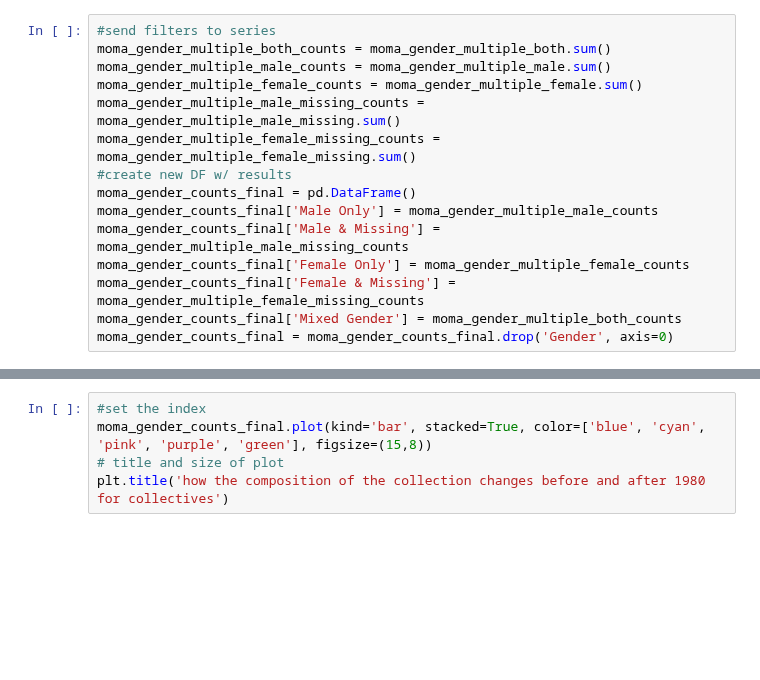
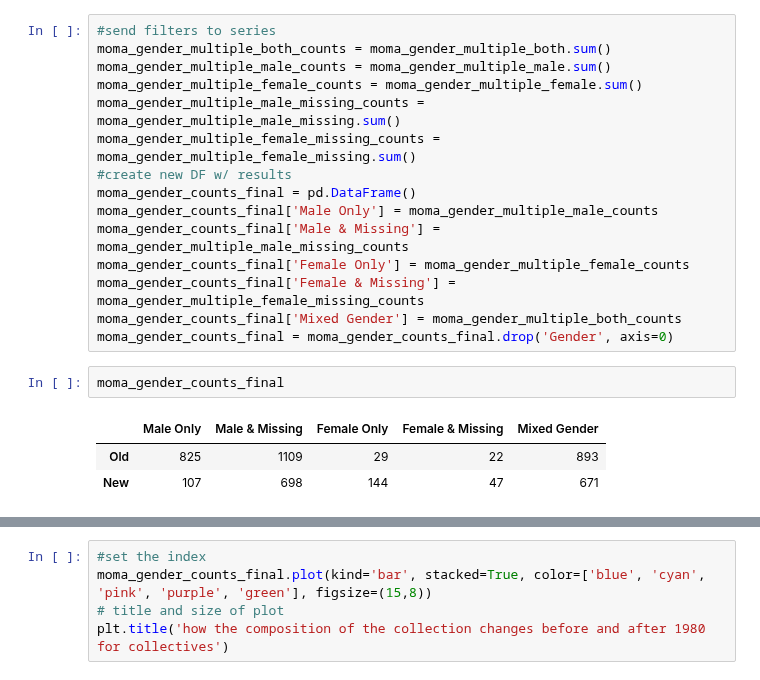
Before and after one commit to laurentfintoni/Net-Art-Rev, a Jupyter notebook: FINAL NOTEBOOKS/VIZ_PT1.ipynb, the cells around one changed output, grey strips where cells are left out. Cells and saved outputs as stored; diff of their text form; blank space fills up the shorter version.

```diff
--- a/FINAL NOTEBOOKS/VIZ_PT1.ipynb
+++ b/FINAL NOTEBOOKS/VIZ_PT1.ipynb
@@ -236,3 +236,9 @@ moma_gender_counts_final['Female Only'] = moma_gender_multiple_female_counts
 moma_gender_counts_final['Female & Missing'] = moma_gender_multiple_female_missing_counts
 moma_gender_counts_final['Mixed Gender'] = moma_gender_multiple_both_counts
 moma_gender_counts_final = moma_gender_counts_final.drop('Gender', axis=0)
+# %%
+moma_gender_counts_final
+# %% [output]
+|  | Male Only | Male & Missing | Female Only | Female & Missing | Mixed Gender |
+| Old | 825 | 1109 | 29 | 22 | 893 |
+| New | 107 | 698 | 144 | 47 | 671 |
```
Also changed, not shown: parts of 1 cell of this notebook, 2 other files.
